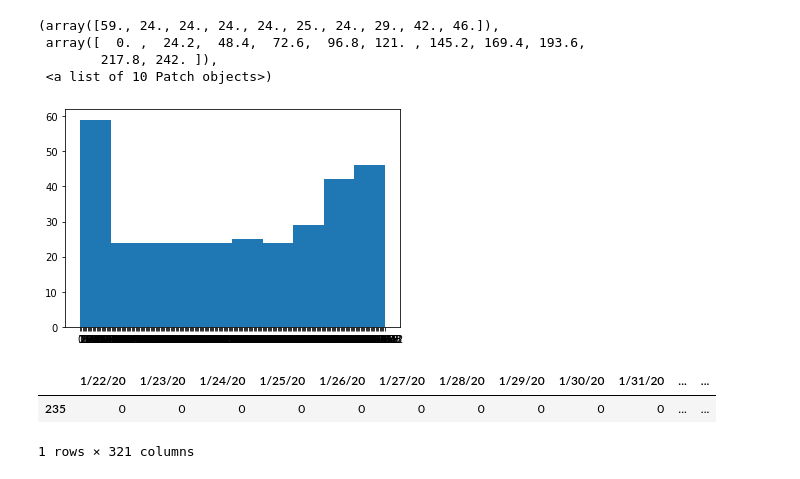
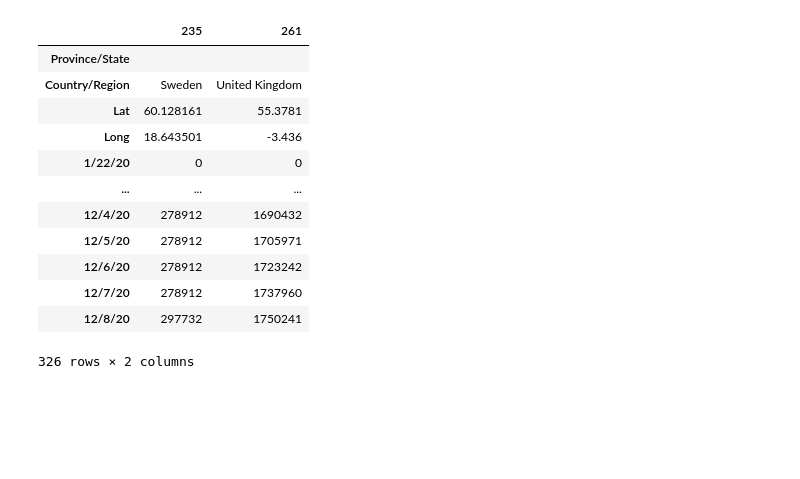
Before and after one commit to nigelAyling/Python-and-Jupyter, a Jupyter notebook: our_projects/Webscraper/CovidScraperV4.ipynb, the cells around one changed output. Saved outputs shown, nothing was run; the diff lists cells and outputs as text; code cells hidden in the pictures; blank space fills up the shorter version.

```diff
--- a/our_projects/Webscraper/CovidScraperV4.ipynb
+++ b/our_projects/Webscraper/CovidScraperV4.ipynb
@@ -149,3 +150,21 @@ sweden_uk
+# %%
+# Transpose the Dataframes
+transposedData = sweden_uk.transpose()
+transposedData
+# %% [output]
+|  | 235 | 261 |
+| Province/State |  |  |
+| Country/Region | Sweden | United Kingdom |
+| Lat | 60.128161 | 55.3781 |
+| Long | 18.643501 | -3.436 |
+| 1/22/20 | 0 | 0 |
+| ... | ... | ... |
+| 12/4/20 | 278912 | 1690432 |
+| 12/5/20 | 278912 | 1705971 |
+| 12/6/20 | 278912 | 1723242 |
+| 12/7/20 | 278912 | 1737960 |
+| 12/8/20 | 297732 | 1750241 |
+326 rows × 2 columns
 # %%
 # Data Analysis
 #Graph both series
@@ -177,9 +188,0 @@ del sweden["Long"]
-# %%
-sweden
-plt.hist(sweden)
-# %% [output]
-(array([59., 24., 24., 24., 24., 25., 24., 29., 42., 46.]),
- array([  0. ,  24.2,  48.4,  72.6,  96.8, 121. , 145.2, 169.4, 193.6,
-        217.8, 242. ]),
- <a list of 10 Patch objects>)
-[figure, removed]
@@ -188,6 +188,0 @@ plt.hist(sweden)
-# %%
-sweden
-# %% [output]
-|  | 1/22/20 | 1/23/20 | 1/24/20 | 1/25/20 | 1/26/20 | 1/27/20 | 1/28/20 | 1/29/20 | 1/30/20 | 1/31/20 | ... | ... |
-| 235 | 0 | 0 | 0 | 0 | 0 | 0 | 0 | 0 | 0 | 0 | ... | ... |
-1 rows × 321 columns
```
Also changed, not shown: parts of 16 cells of this notebook.
